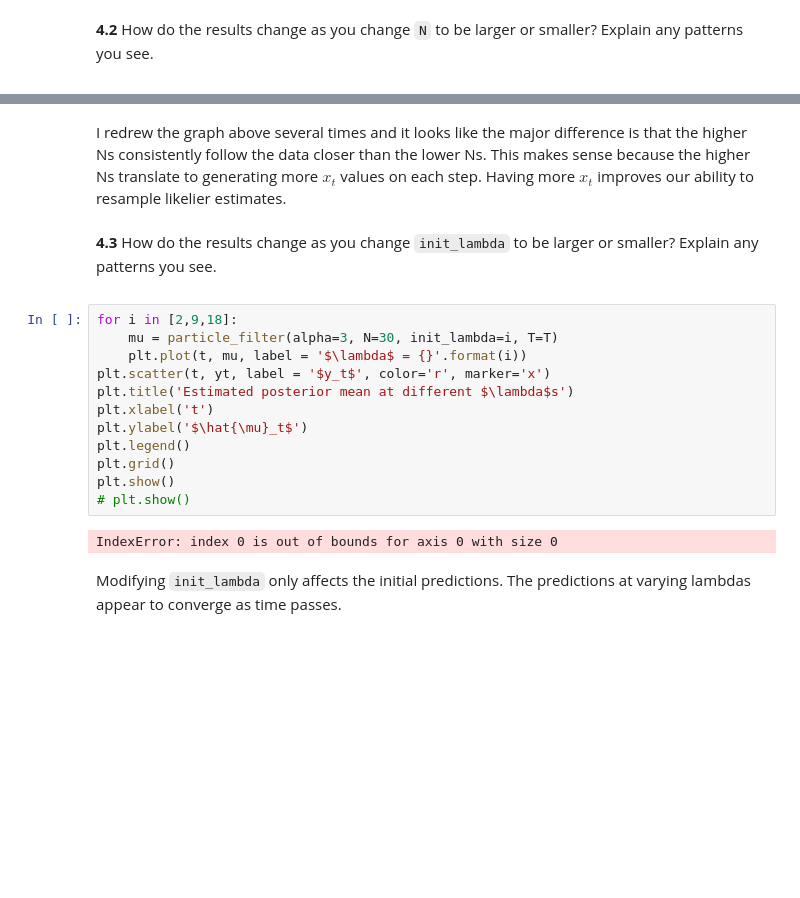
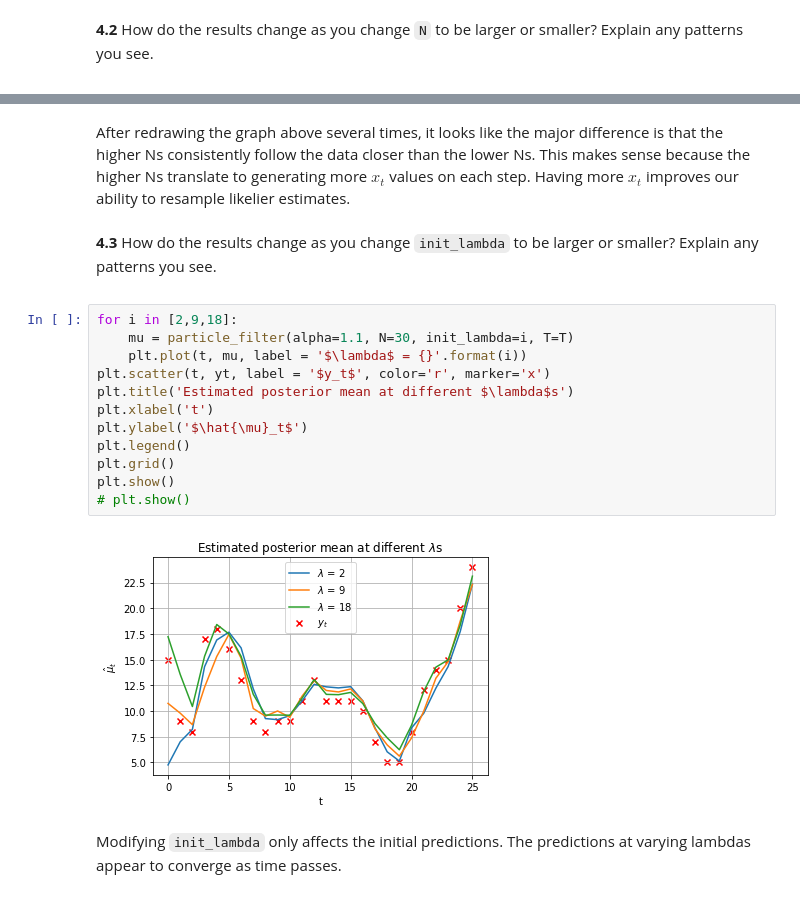
Before and after one commit to sebvargo/cs209b_hw2, a Jupyter notebook: ac209b_hw2/ac209b_hw2.ipynb, the cells around one changed output, grey strips where cells are left out. Drawn from its saved outputs; the diff is of its cells as text; blank space fills up the shorter version.

```diff
--- a/ac209b_hw2/ac209b_hw2.ipynb
+++ b/ac209b_hw2/ac209b_hw2.ipynb
@@ -423,5 +423,5 @@ plt.show()
 # %% [markdown]
-I redrew the graph above several times and it looks like the major difference is that the higher Ns consistently follow the data closer than the lower Ns. This makes sense because the higher Ns translate to generating more $x_t$ values on each step. Having more $x_t$  improves our ability to resample likelier estimates.
+After redrawing the graph above several times, it looks like the major difference is that the higher Ns consistently follow the data closer than the lower Ns. This makes sense because the higher Ns translate to generating more $x_t$ values on each step. Having more $x_t$  improves our ability to resample likelier estimates.
 # %% [markdown]
 <div class='exercise-r'>
 
@@ -430,18 +430,18 @@ I redrew the graph above several times and it looks like the major difference is
 </div>
 # %%
 for i in [2,9,18]:
-    mu = particle_filter(alpha=3, N=30, init_lambda=i, T=T)
+    mu = particle_filter(alpha=1.1, N=30, init_lambda=i, T=T)
     plt.plot(t, mu, label = '$\lambda$ = {}'.format(i))
 plt.scatter(t, yt, label = '$y_t$', color='r', marker='x')
 plt.title('Estimated posterior mean at different $\lambda$s')
 plt.xlabel('t')
 plt.ylabel('$\hat{\mu}_t$')
 plt.legend()
 plt.grid()
 plt.show()
 # plt.show()
 # %% [output]
-IndexError: index 0 is out of bounds for axis 0 with size 0
+[figure, added]
 # %% [markdown]
 Modifying `init_lambda` only affects the initial predictions. The predictions at varying lambdas appear to converge as time passes.
 # %% [markdown]
```
Also changed, not shown: parts of 6 cells of this notebook.
